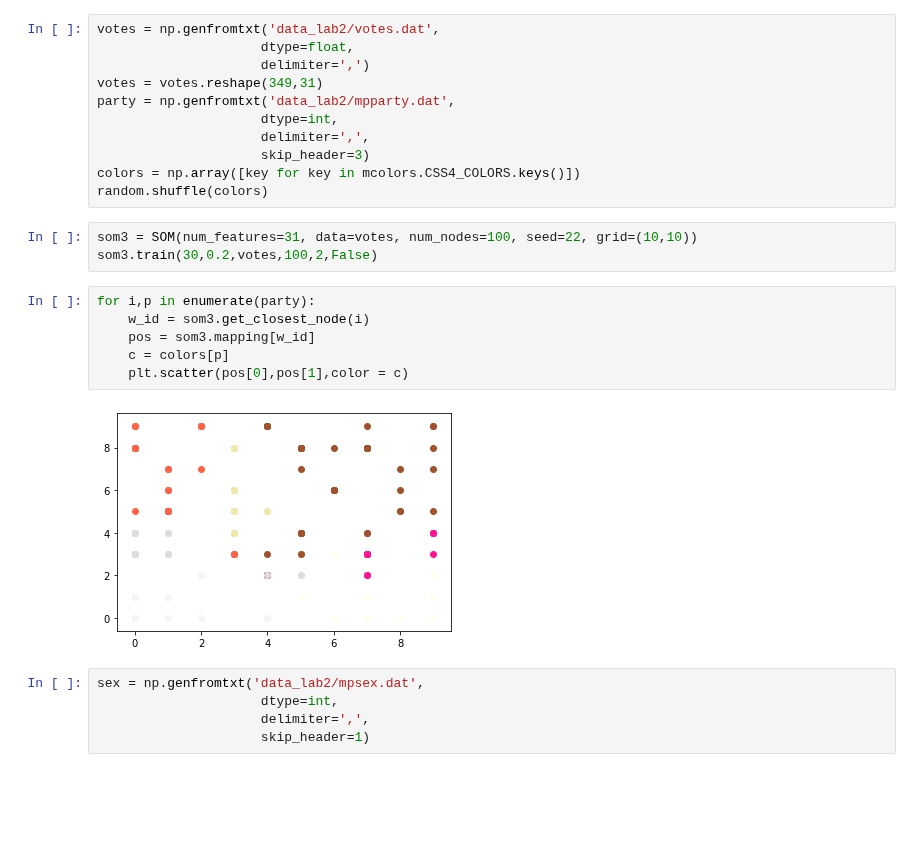
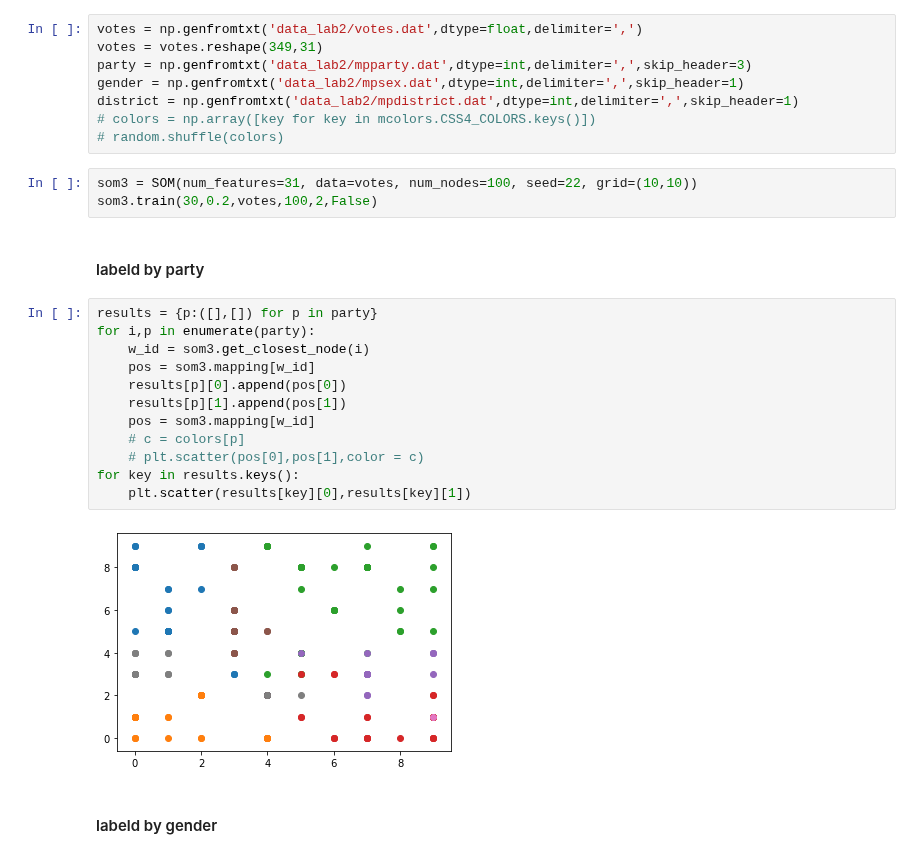
Before and after one commit to kenza-bouzid/ann_labs, a Jupyter notebook: lab2/4_SOM.ipynb, the cells around one changed output. Cells and saved outputs as stored; diff of their text form; blank space fills up the shorter version.

```diff
--- a/lab2/4_SOM.ipynb
+++ b/lab2/4_SOM.ipynb
@@ -69,30 +69,32 @@ for i,c in enumerate(path):
 import random
 import matplotlib.colors as mcolors
 # %%
-votes = np.genfromtxt('data_lab2/votes.dat',
-                     dtype=float,
-                     delimiter=',')
+votes = np.genfromtxt('data_lab2/votes.dat',dtype=float,delimiter=',')
 votes = votes.reshape(349,31)
-party = np.genfromtxt('data_lab2/mpparty.dat',
-                     dtype=int,
-                     delimiter=',',
-                     skip_header=3)
-colors = np.array([key for key in mcolors.CSS4_COLORS.keys()])
-random.shuffle(colors)
+party = np.genfromtxt('data_lab2/mpparty.dat',dtype=int,delimiter=',',skip_header=3)
+gender = np.genfromtxt('data_lab2/mpsex.dat',dtype=int,delimiter=',',skip_header=1)
+district = np.genfromtxt('data_lab2/mpdistrict.dat',dtype=int,delimiter=',',skip_header=1)
+# colors = np.array([key for key in mcolors.CSS4_COLORS.keys()])
+# random.shuffle(colors)
 # %%
 som3 = SOM(num_features=31, data=votes, num_nodes=100, seed=22, grid=(10,10))
 som3.train(30,0.2,votes,100,2,False)
+# %% [markdown]
+#### labeld by party
 # %%
+results = {p:([],[]) for p in party}
 for i,p in enumerate(party):
     w_id = som3.get_closest_node(i)
     pos = som3.mapping[w_id]
-    c = colors[p]
-    plt.scatter(pos[0],pos[1],color = c)
+    results[p][0].append(pos[0])
+    results[p][1].append(pos[1])
+    pos = som3.mapping[w_id]
+    # c = colors[p]
+    # plt.scatter(pos[0],pos[1],color = c)
+for key in results.keys():
+    plt.scatter(results[key][0],results[key][1])
 # %% [output]
-[figure, old version]
+[figure, new version]
-# %%
-sex = np.genfromtxt('data_lab2/mpsex.dat',
-                     dtype=int,
-                     delimiter=',',
-                     skip_header=1)
+# %% [markdown]
+#### labeld by gender
 # %%
```
Also changed, not shown: parts of 4 cells of this notebook.
